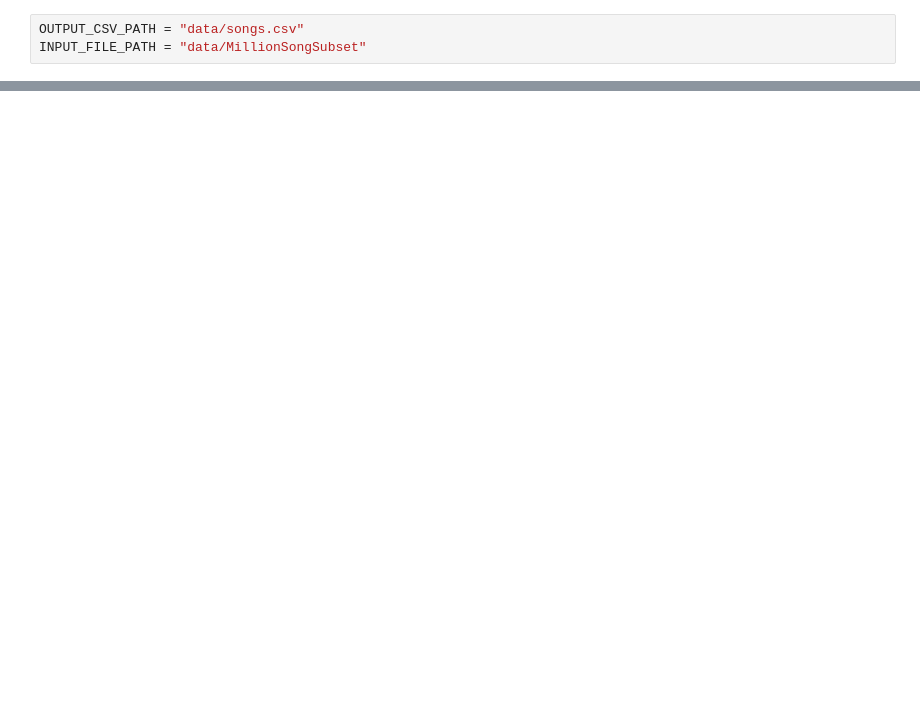
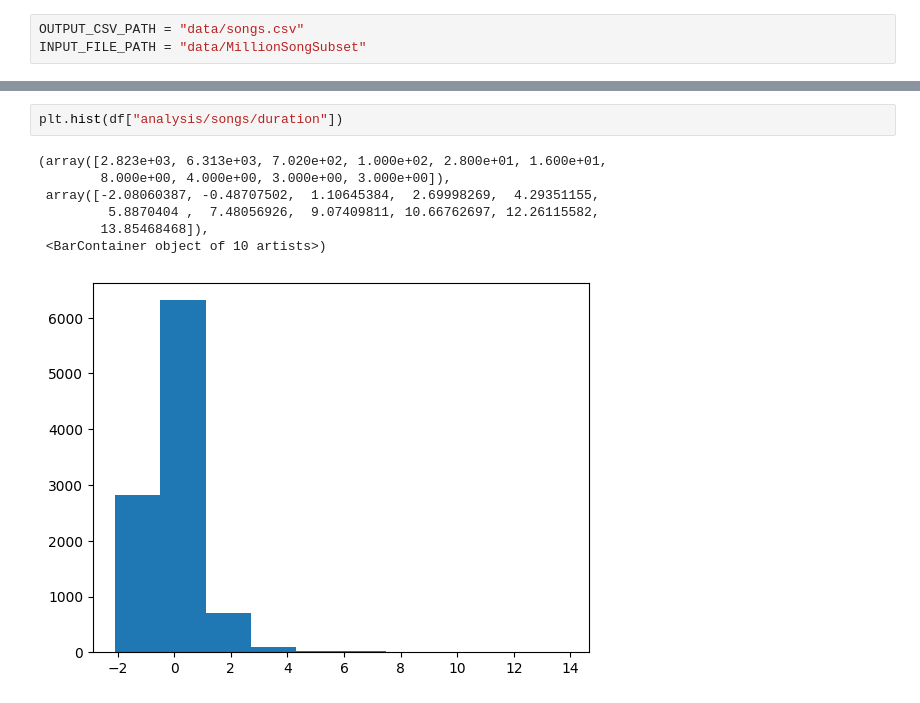
Before and after one commit to Trev241/sounds-like, a Jupyter notebook: notebook.ipynb, the cells around one changed output, grey strips where cells are left out. Drawn from its saved outputs; the diff is of its cells as text; blank space fills up the shorter version.

```diff
--- a/notebook.ipynb
+++ b/notebook.ipynb
@@ -48,0 +115,10 @@ print(df.head(1))
+# %%
+plt.hist(df["analysis/songs/duration"])
+# %% [output]
+(array([2.823e+03, 6.313e+03, 7.020e+02, 1.000e+02, 2.800e+01, 1.600e+01,
+        8.000e+00, 4.000e+00, 3.000e+00, 3.000e+00]),
+ array([-2.08060387, -0.48707502,  1.10645384,  2.69998269,  4.29351155,
+         5.8870404 ,  7.48056926,  9.07409811, 10.66762697, 12.26115582,
+        13.85468468]),
+ <BarContainer object of 10 artists>)
+[figure, added]
```
Also changed, not shown: parts of 21 cells of this notebook, 3 other files.
